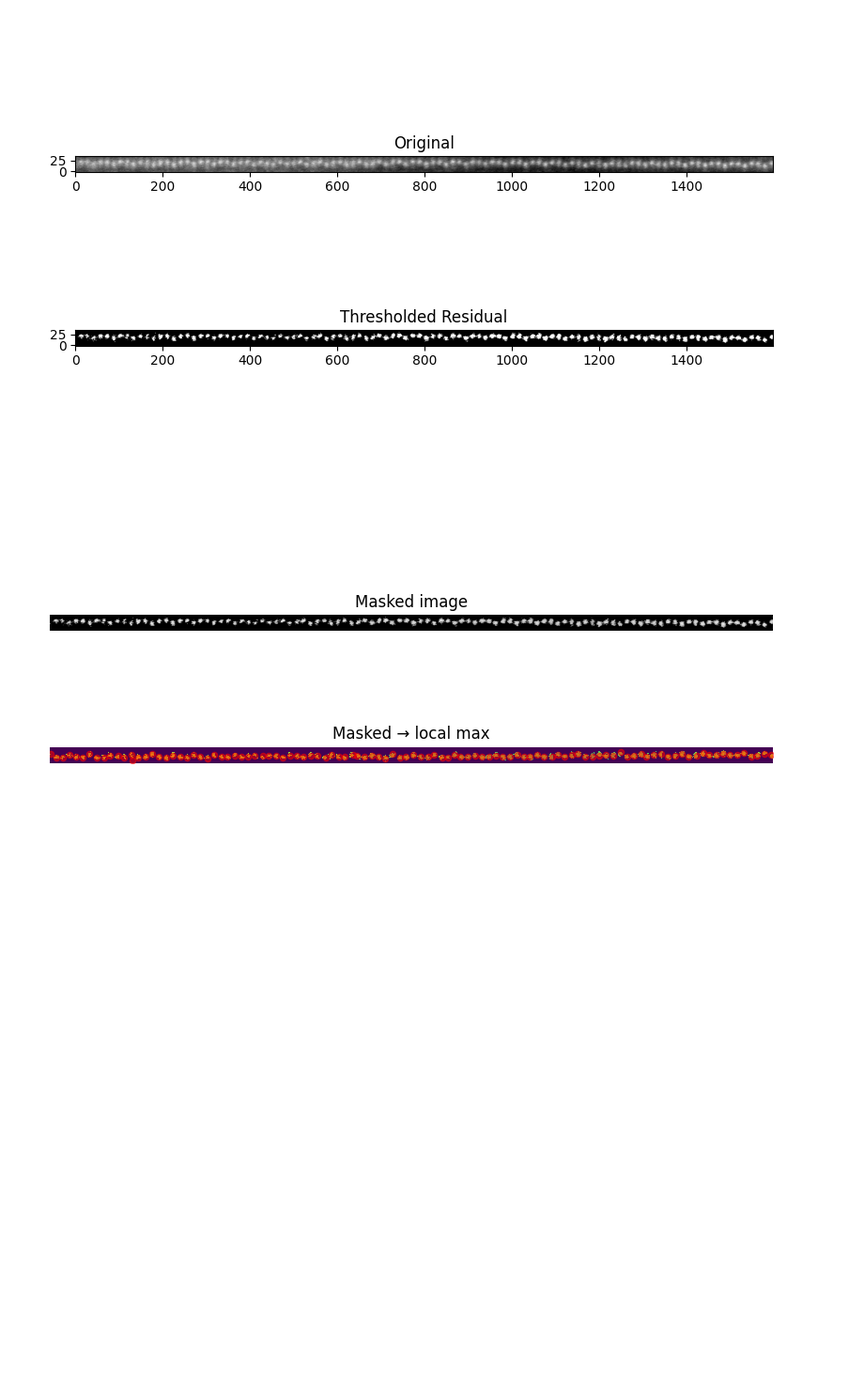
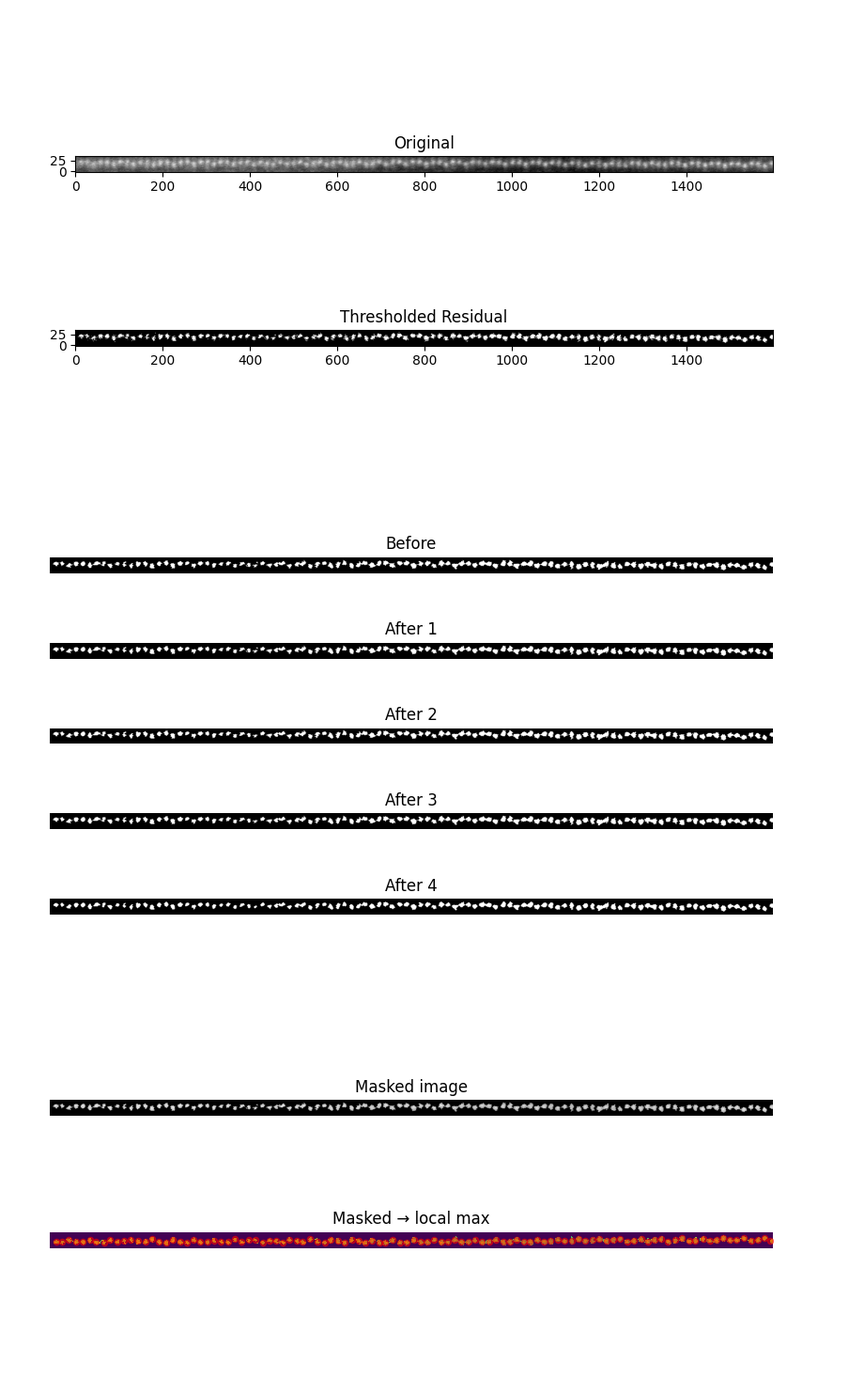
Before and after one commit to jiananwu72/LuFeO3Detect, a Jupyter notebook: LuFeO3/LFOWindowingAutomated.ipynb, the cells around one changed output. Shown at 94% size. Saved outputs shown, nothing was run; the diff lists cells and outputs as text; code cells hidden in the pictures; blank space fills up the shorter version.

```diff
--- a/LuFeO3/LFOWindowingAutomated.ipynb
+++ b/LuFeO3/LFOWindowingAutomated.ipynb
@@ -72,6 +63,38 @@ plt.tight_layout()
 plt.show()
 # %% [output]
 [figure]
+# %%
+from skimage.morphology import (
+    remove_small_objects,
+    remove_small_holes,
+    binary_closing,
+    binary_opening,
+    disk
+)
+
+clean1 = binary_closing(mask)
+clean2 = remove_small_objects(clean1, min_size=10)
+clean3 = remove_small_holes(clean2, area_threshold=10)
+clean4 = binary_opening(clean3)
+clean = clean3
+
+fig, axes = plt.subplots(5,1, figsize=(8,5))
+axes[0].imshow(mask,   cmap='gray', origin='lower')
+axes[0].set_title("Before")
+axes[1].imshow(clean1, cmap='gray', origin='lower')
+axes[1].set_title("After 1")
+axes[2].imshow(clean2, cmap='gray', origin='lower')
+axes[2].set_title("After 2")
+axes[3].imshow(clean3, cmap='gray', origin='lower')
+axes[3].set_title("After 3")
+axes[4].imshow(clean4, cmap='gray', origin='lower')
+axes[4].set_title("After 4")
+for ax in axes:
+    ax.axis('off')
+plt.tight_layout()
+plt.show()
+# %% [output]
+[figure, added]
 # %%
 import numpy as np
 import matplotlib.pyplot as plt
```
Also changed, not shown: parts of 5 cells of this notebook.
